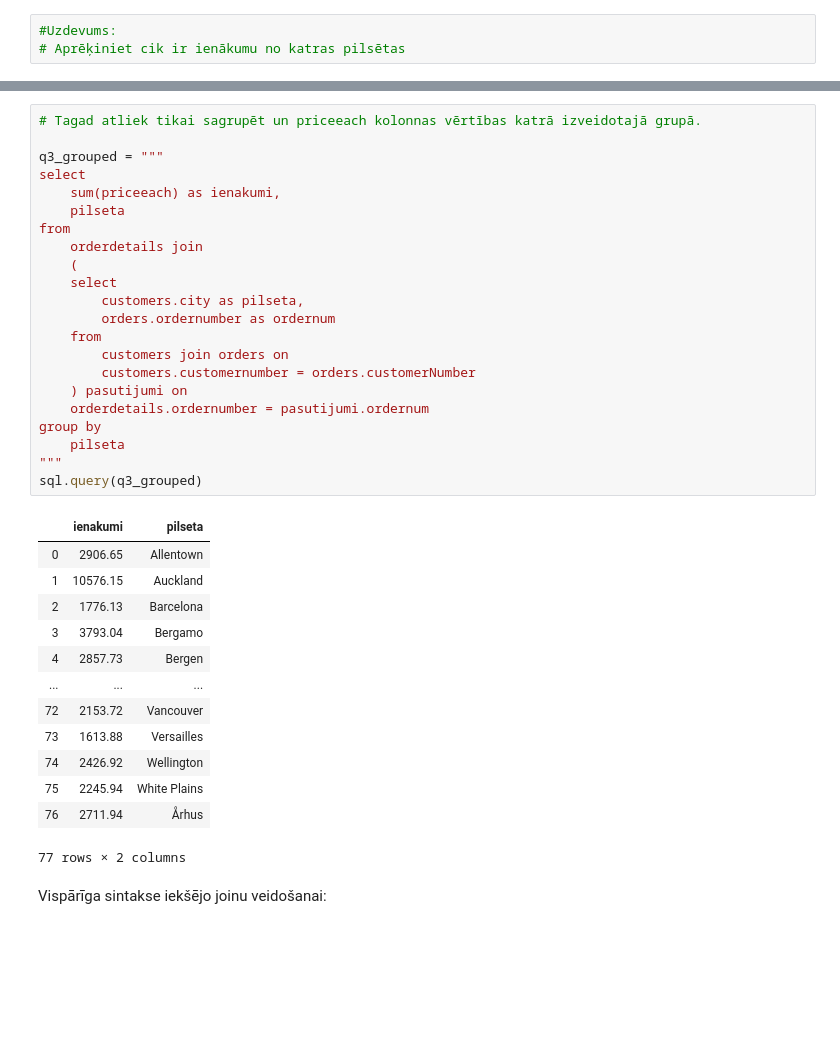
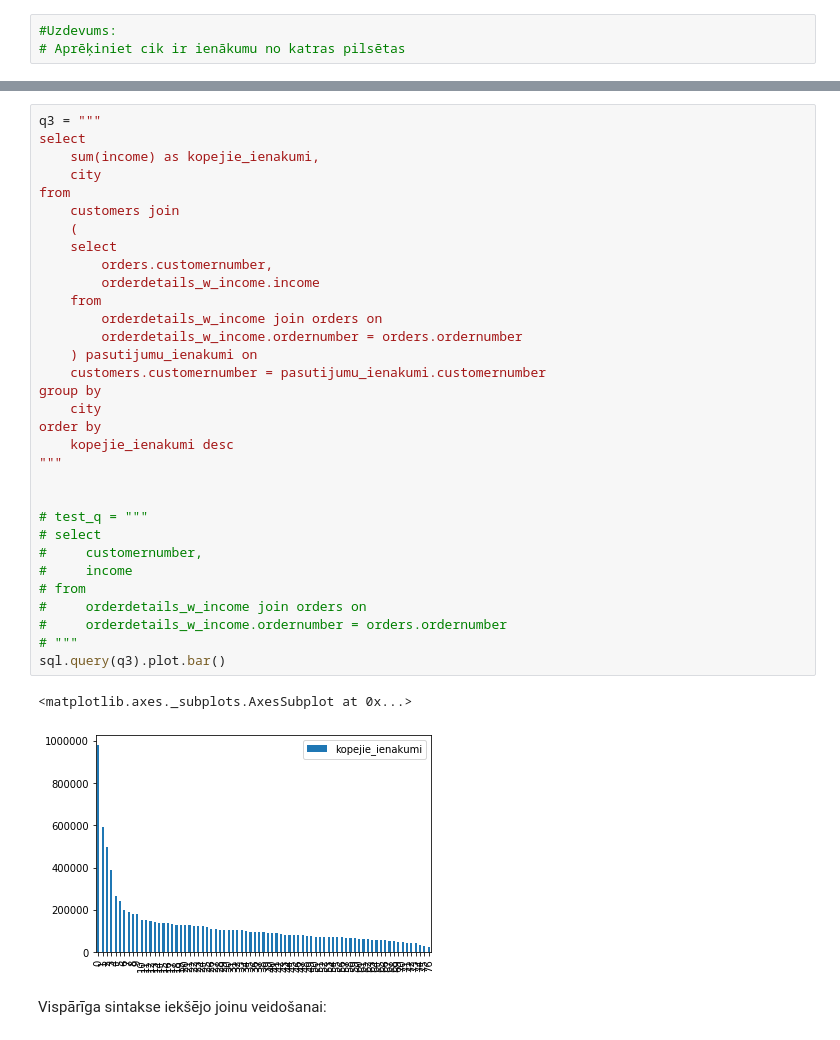
Before and after one commit to EduardsSevcenko/RCS_course, a Jupyter notebook: 3_sql_DBs/SQL_pamati_3.ipynb, the cells around one changed output, grey strips where cells are left out. Drawn from its saved outputs; the diff is of its cells as text; blank space fills up the shorter version.

```diff
--- a/3_sql_DBs/SQL_pamati_3.ipynb
+++ b/3_sql_DBs/SQL_pamati_3.ipynb
@@ -189,39 +227,38 @@ sql.query(q3)
-# %%
-# Tagad atliek tikai sagrupēt un priceeach kolonnas vērtības katrā izveidotajā grupā.
-
-q3_grouped = """
-select
-    sum(priceeach) as ienakumi,
-    pilseta
-from
-    orderdetails join
-    (
-    select
-        customers.city as pilseta,
-        orders.ordernumber as ordernum
-    from
-        customers join orders on
-        customers.customernumber = orders.customerNumber
-    ) pasutijumi on
-    orderdetails.ordernumber = pasutijumi.ordernum
-group by
-    pilseta
-"""
-sql.query(q3_grouped)
-# %% [output]
-|  | ienakumi | pilseta |
-| 0 | 2906.65 | Allentown |
-| 1 | 10576.15 | Auckland |
-| 2 | 1776.13 | Barcelona |
-| 3 | 3793.04 | Bergamo |
-| 4 | 2857.73 | Bergen |
-| ... | ... | ... |
-| 72 | 2153.72 | Vancouver |
-| 73 | 1613.88 | Versailles |
-| 74 | 2426.92 | Wellington |
-| 75 | 2245.94 | White Plains |
-| 76 | 2711.94 | Århus |
-77 rows × 2 columns
+# %%
+q3 = """
+select
+    sum(income) as kopejie_ienakumi,
+    city
+from
+    customers join
+    (
+    select
+        orders.customernumber,
+        orderdetails_w_income.income
+    from
+        orderdetails_w_income join orders on
+        orderdetails_w_income.ordernumber = orders.ordernumber
+    ) pasutijumu_ienakumi on
+    customers.customernumber = pasutijumu_ienakumi.customernumber
+group by
+    city
+order by
+    kopejie_ienakumi desc
+"""
+
+
+# test_q = """
+# select
+#     customernumber,
+#     income
+# from
+#     orderdetails_w_income join orders on
+#     orderdetails_w_income.ordernumber = orders.ordernumber
+# """
+sql.query(q3).plot.bar()
+# %% [output]
+<matplotlib.axes._subplots.AxesSubplot at 0x...>
+[figure, added]
 # %% [markdown]
 Vispārīga sintakse iekšējo joinu veidošanai:
 # %%
```
Also changed, not shown: parts of 10 cells of this notebook, 1 other file.
